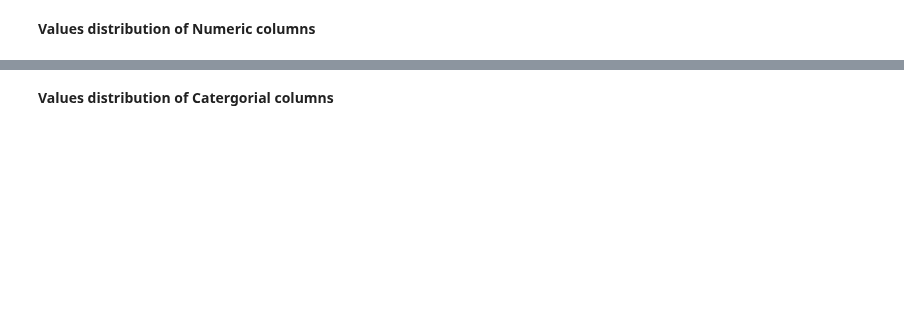
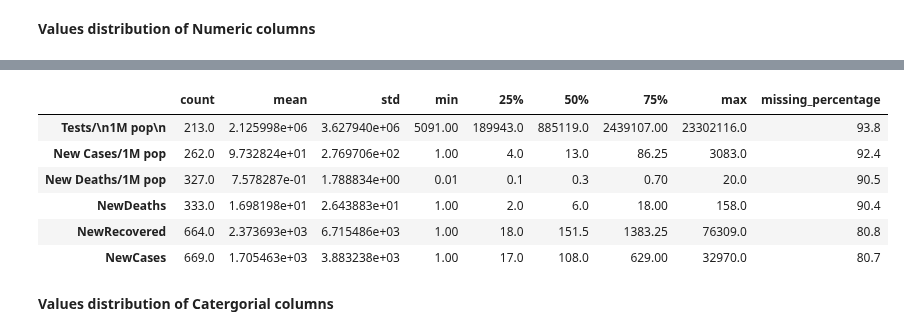
Before and after one commit to daongochoa2002/Lab1-Data-Visualization, a Jupyter notebook: Coronavirus Analysis.ipynb, the cells around one changed output, grey strips where cells are left out. Drawn from its saved outputs; the diff is of its cells as text; code cells hidden in the pictures; blank space fills up the shorter version.

```diff
--- a/Coronavirus Analysis.ipynb
+++ b/Coronavirus Analysis.ipynb
@@ -168,3 +284,18 @@ df
+# %%
+# if the missing percentage is more than 80%, drop the column
+# because it is not useful for analysis, in covid-19 case study we have 2 columns
+# with missing percentage more than 80%
+df[df['missing_percentage'] > 80]
+
+# drop the columns
+# %% [output]
+|  | count | mean | std | min | 25% | 50% | 75% | max | missing_percentage |
+| Tests/\n1M pop\n | 213.0 | 2.125998e+06 | 3.627940e+06 | 5091.00 | 189943.0 | 885119.0 | 2439107.00 | 23302116.0 | 93.8 |
+| New Cases/1M pop | 262.0 | 9.732824e+01 | 2.769706e+02 | 1.00 | 4.0 | 13.0 | 86.25 | 3083.0 | 92.4 |
+| New Deaths/1M pop | 327.0 | 7.578287e-01 | 1.788834e+00 | 0.01 | 0.1 | 0.3 | 0.70 | 20.0 | 90.5 |
+| NewDeaths | 333.0 | 1.698198e+01 | 2.643883e+01 | 1.00 | 2.0 | 6.0 | 18.00 | 158.0 | 90.4 |
+| NewRecovered | 664.0 | 2.373693e+03 | 6.715486e+03 | 1.00 | 18.0 | 151.5 | 1383.25 | 76309.0 | 80.8 |
+| NewCases | 669.0 | 1.705463e+03 | 3.883238e+03 | 1.00 | 17.0 | 108.0 | 629.00 | 32970.0 | 80.7 |
 # %% [markdown]
 **Values distribution of Catergorial columns**
 # %%
```
Also changed, not shown: parts of 25 cells of this notebook, 1 other file.
